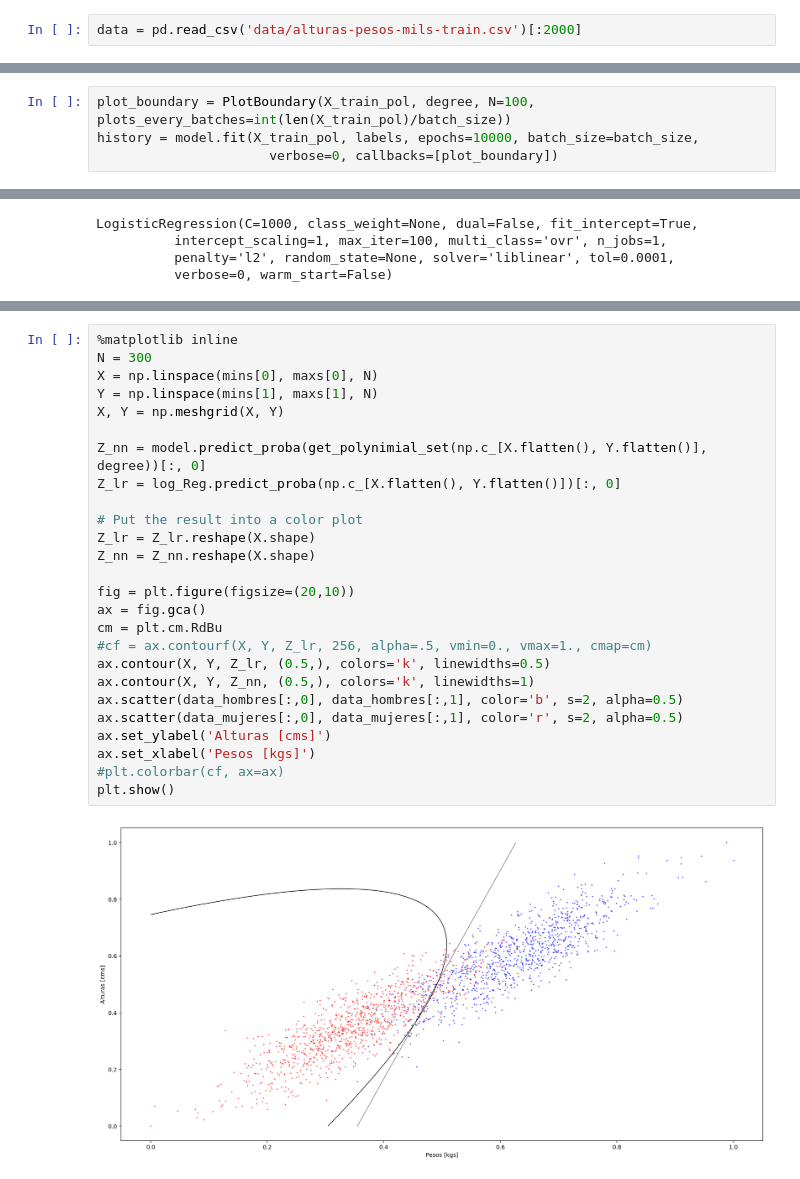
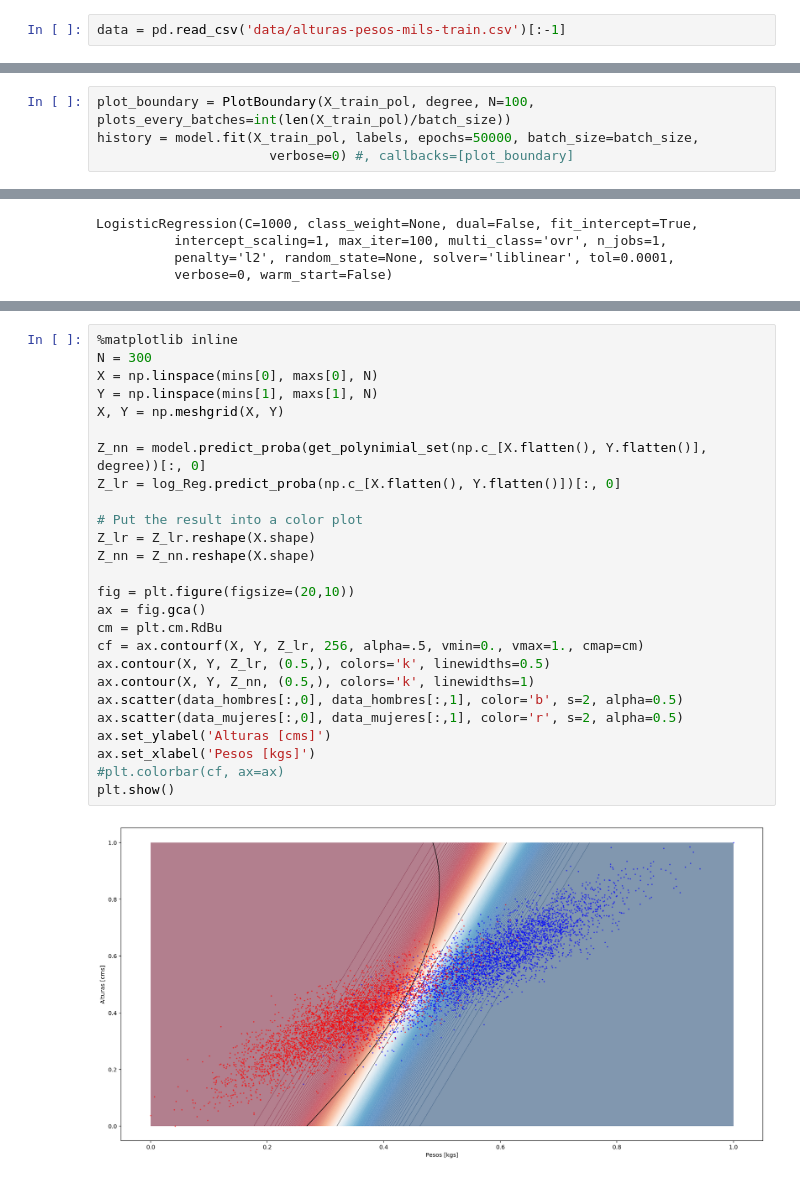
Before and after one commit to jganzabal/udemy_intro_prob, a Jupyter notebook: regularizacion.ipynb, the cells around one changed output, grey strips where cells are left out. Cells and saved outputs as stored; diff of their text form.

Commit message:
images added

```diff
--- a/regularizacion.ipynb
+++ b/regularizacion.ipynb
@@ -16,7 +13,7 @@ from matplotlib import pyplot as plt
 import pandas as pd
 from collections import Counter
 # %%
-data = pd.read_csv('data/alturas-pesos-mils-train.csv')[:2000]
+data = pd.read_csv('data/alturas-pesos-mils-train.csv')[:-1]
 # %%
 from sklearn.preprocessing import MinMaxScaler
 normalizeData = MinMaxScaler()
@@ -157,8 +155,8 @@ model.compile(loss='binary_crossentropy', optimizer=Adam(lr=5), metrics=['accura
 batch_size = int(len(X_train_pol)/1)
 # %%
 plot_boundary = PlotBoundary(X_train_pol, degree, N=100, plots_every_batches=int(len(X_train_pol)/batch_size))
-history = model.fit(X_train_pol, labels, epochs=10000, batch_size=batch_size,
-                      verbose=0, callbacks=[plot_boundary])
+history = model.fit(X_train_pol, labels, epochs=50000, batch_size=batch_size,
+                      verbose=0) #, callbacks=[plot_boundary]
 # %%
 filename='adam-lr-5-200'
 # %%
@@ -188,28 +186,28 @@ model.evaluate(get_polynimial_set(X_train, degree), labels)
 # %%
 %matplotlib inline
 N = 300
 X = np.linspace(mins[0], maxs[0], N)
 Y = np.linspace(mins[1], maxs[1], N)
 X, Y = np.meshgrid(X, Y)
 
 Z_nn = model.predict_proba(get_polynimial_set(np.c_[X.flatten(), Y.flatten()], degree))[:, 0]
 Z_lr = log_Reg.predict_proba(np.c_[X.flatten(), Y.flatten()])[:, 0]
 
 # Put the result into a color plot
 Z_lr = Z_lr.reshape(X.shape)
 Z_nn = Z_nn.reshape(X.shape)
 
 fig = plt.figure(figsize=(20,10))
 ax = fig.gca()
 cm = plt.cm.RdBu
-#cf = ax.contourf(X, Y, Z_lr, 256, alpha=.5, vmin=0., vmax=1., cmap=cm)
+cf = ax.contourf(X, Y, Z_lr, 256, alpha=.5, vmin=0., vmax=1., cmap=cm)
 ax.contour(X, Y, Z_lr, (0.5,), colors='k', linewidths=0.5)
 ax.contour(X, Y, Z_nn, (0.5,), colors='k', linewidths=1)
 ax.scatter(data_hombres[:,0], data_hombres[:,1], color='b', s=2, alpha=0.5)
 ax.scatter(data_mujeres[:,0], data_mujeres[:,1], color='r', s=2, alpha=0.5)
 ax.set_ylabel('Alturas [cms]')
 ax.set_xlabel('Pesos [kgs]')
 #plt.colorbar(cf, ax=ax)
 plt.show()
 # %% [output]
-[figure, old version]
+[figure, new version]
```
Also changed, not shown: parts of 9 cells of this notebook, 16 other files.
